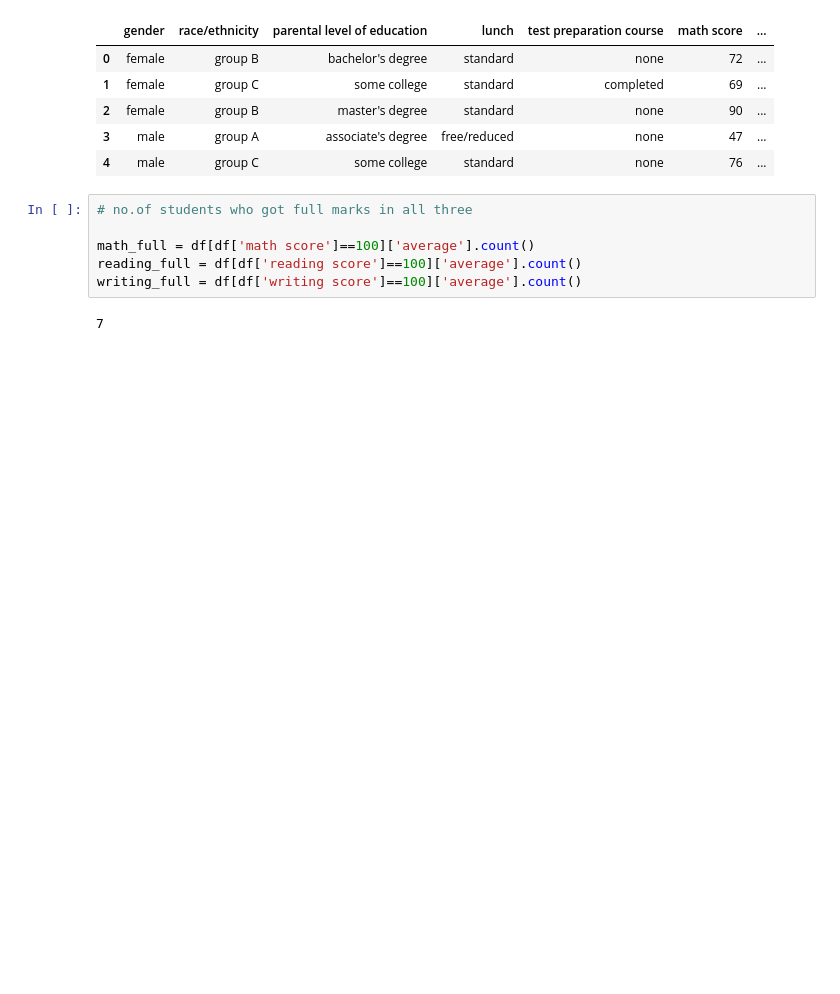
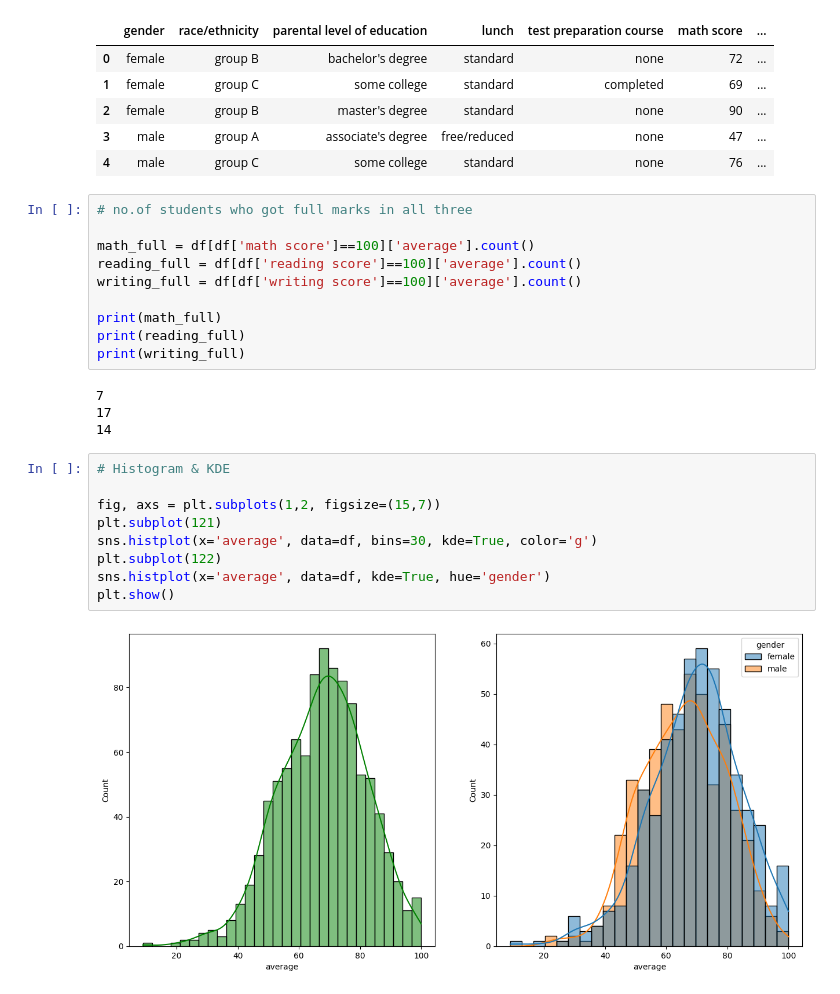
Before and after one commit to venkatesh2523git/mlproject01, a Jupyter notebook: notebook/1.EDA_Student_Performance.ipynb, the cells around one changed output. Drawn from its saved outputs; the diff is of its cells as text; blank space fills up the shorter version.

Commit message:
data transformation

```diff
--- a/notebook/1.EDA_Student_Performance.ipynb
+++ b/notebook/1.EDA_Student_Performance.ipynb
@@ -119,5 +119,22 @@ df.head()
 math_full = df[df['math score']==100]['average'].count()
 reading_full = df[df['reading score']==100]['average'].count()
 writing_full = df[df['writing score']==100]['average'].count()
+
+print(math_full)
+print(reading_full)
+print(writing_full)
 # %% [output]
 7
+17
+14
+# %%
+# Histogram & KDE
+
+fig, axs = plt.subplots(1,2, figsize=(15,7))
+plt.subplot(121)
+sns.histplot(x='average', data=df, bins=30, kde=True, color='g')
+plt.subplot(122)
+sns.histplot(x='average', data=df, kde=True, hue='gender')
+plt.show()
+# %% [output]
+[figure, added]
```
Also changed, not shown: 5 other files.
